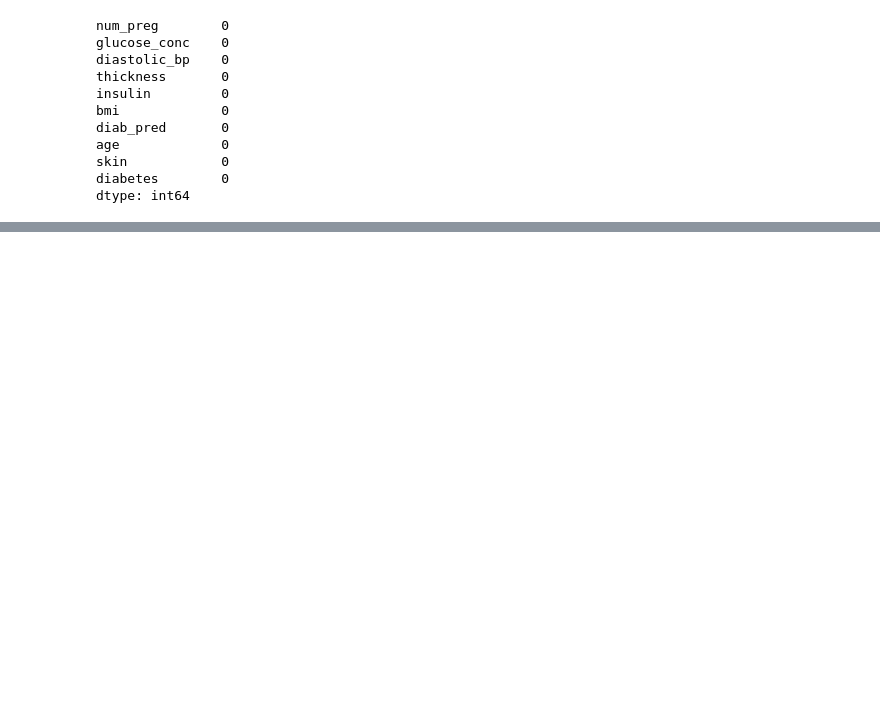
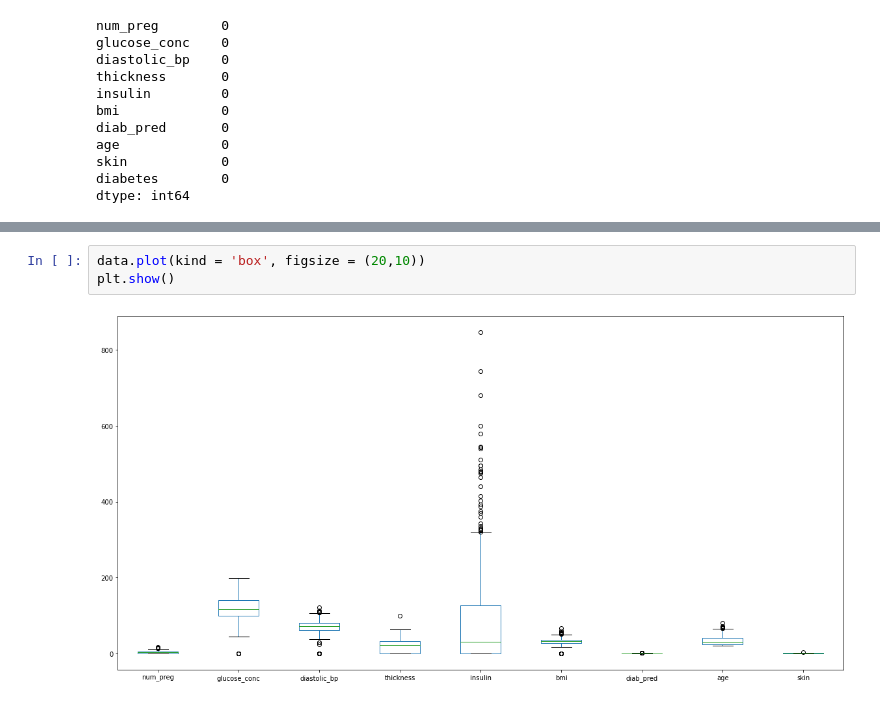
Before and after one commit to hagershams/Diabetes_Disease-, a Jupyter notebook: Untitled.ipynb, the cells around one changed output, grey strips where cells are left out. Drawn from its saved outputs; the diff is of its cells as text; blank space fills up the shorter version.

```diff
--- a/Untitled.ipynb
+++ b/Untitled.ipynb
@@ -37,0 +91,5 @@ data.describe()
+# %%
+data.plot(kind = 'box', figsize = (20,10))
+plt.show()
+# %% [output]
+[figure, added]
```
Also changed, not shown: parts of 6 cells of this notebook.
